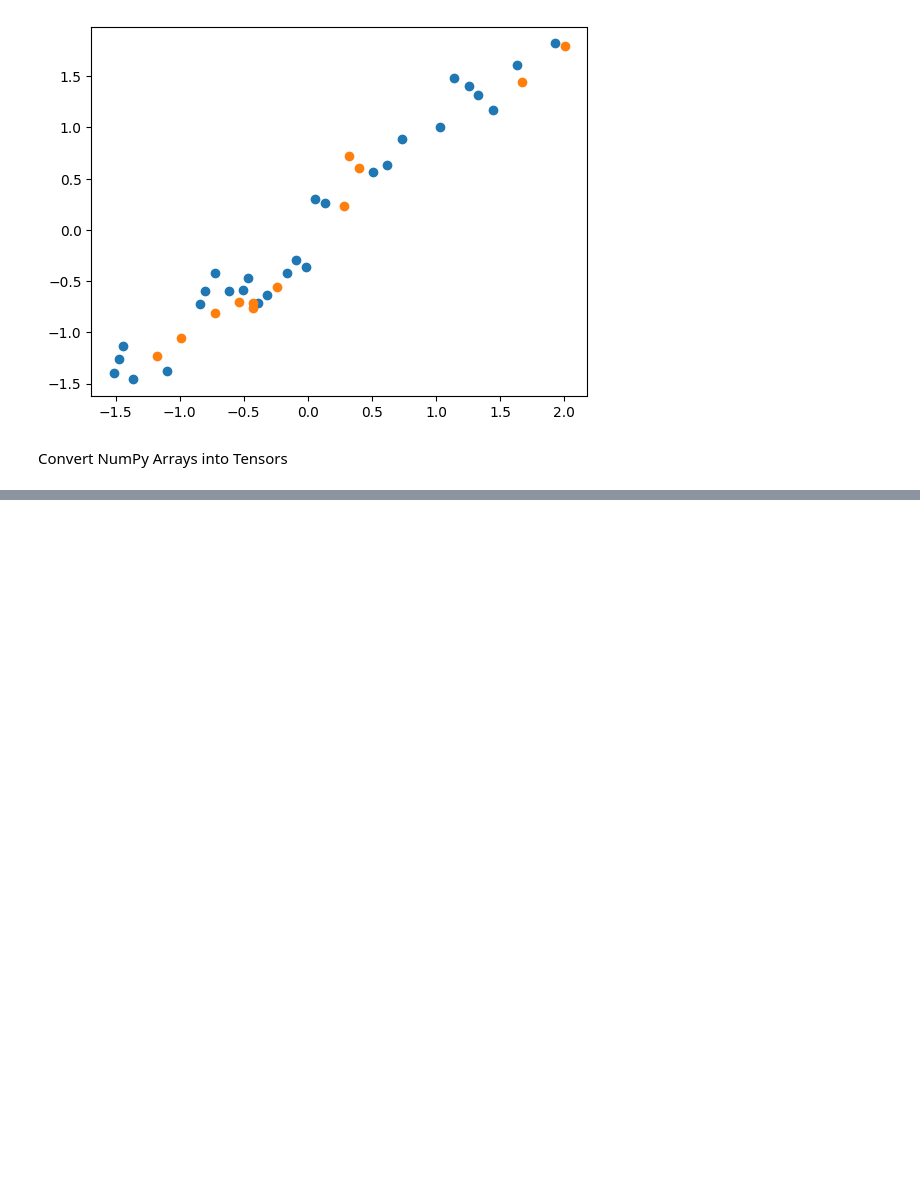
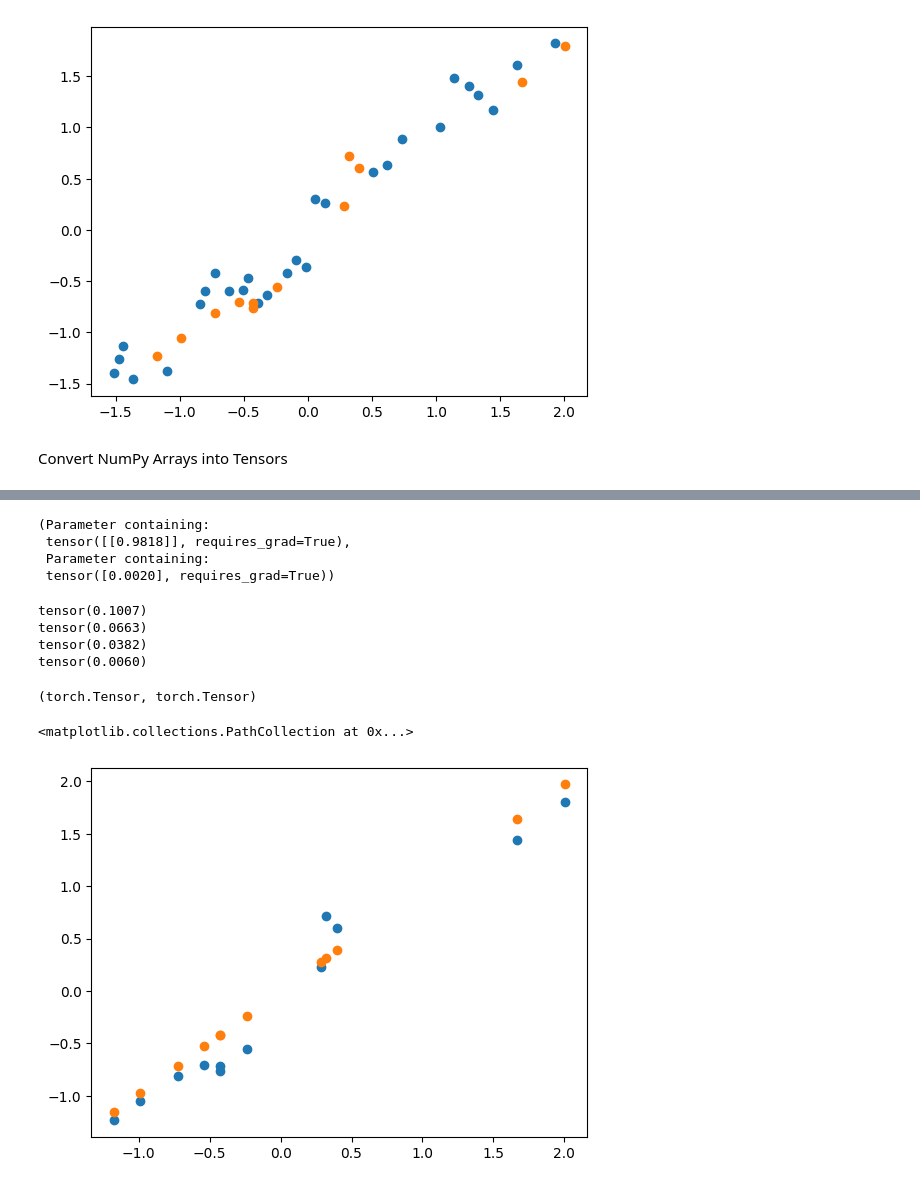
Before and after one commit to sibot89/Data-Science, a Jupyter notebook: Salary_Prediction_Using_PyTorch.ipynb, the cells around one changed output, grey strips where cells are left out. Drawn from its saved outputs; the diff is of its cells as text; code cells hidden in the pictures; blank space fills up the shorter version.

Commit message:
Create a linear regression model by torch.nn.Linear( ) and optimizing it with SGD(Stochastic Gradient Descent)

```diff
--- a/Salary_Prediction_Using_PyTorch.ipynb
+++ b/Salary_Prediction_Using_PyTorch.ipynb
@@ -150,0 +119,2 @@ plt.plot(Xr, y_hat)
+# %%
+linear_regression = nn.Linear(in_features=1, out_features=1)
@@ -150,0 +144,29 @@ plt.plot(Xr, y_hat)
+# %%
+linear_regression.weight, linear_regression.bias
+# %% [output]
+(Parameter containing:
+ tensor([[0.9818]], requires_grad=True),
+ Parameter containing:
+ tensor([0.0020], requires_grad=True))
+# %%
+with torch.no_grad():
+  for x_batch, y_batch in test_loader:
+    y_hat = linear_regression(x_batch)
+    loss = loss_fn(y_hat, y_batch)
+    print(loss)
+# %% [output]
+tensor(0.1007)
+tensor(0.0663)
+tensor(0.0382)
+tensor(0.0060)
+# %%
+y_hat_test = linear_regression(X_test)
+type(y_hat_test), type(X_test)
+# %% [output]
+(torch.Tensor, torch.Tensor)
+# %%
+plt.scatter(X_test, y_test)
+plt.scatter(X_test.detach(), y_hat_test.detach())
+# %% [output]
+<matplotlib.collections.PathCollection at 0x...>
+[figure, added]
```
Also changed, not shown: parts of 17 cells of this notebook.
